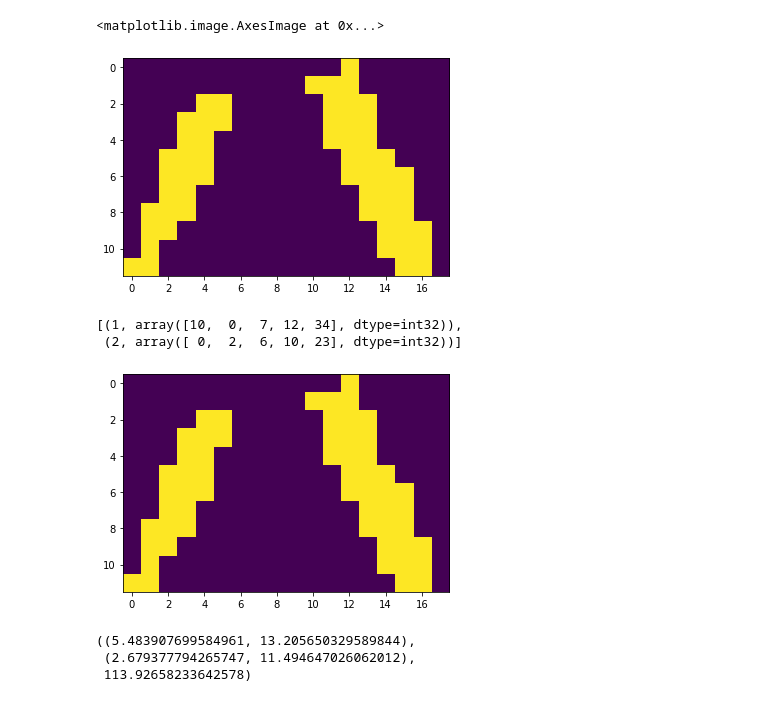
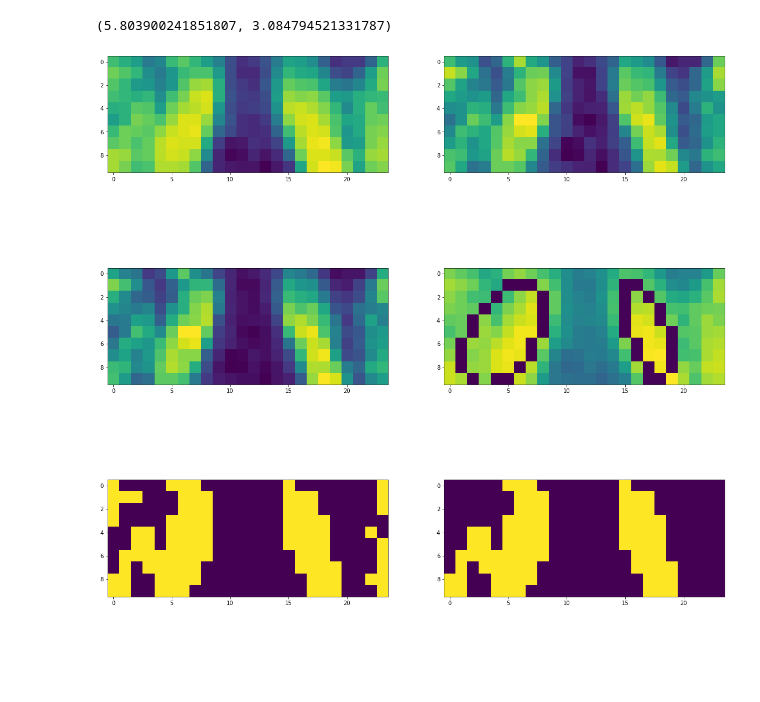
Before and after one commit to ChanceAroundYou/MPRI, a Jupyter notebook: Untitled.ipynb, the cells around one changed output. Drawn from its saved outputs; the diff is of its cells as text; code cells hidden in the pictures; blank space fills up the shorter version.

```diff
--- a/Untitled.ipynb
+++ b/Untitled.ipynb
@@ -69,24 +157,24 @@ plt.imshow(cl_img)
-# %%
-mask = process.get_bin_image(cl_img, ot*1.4)
-plt.imshow(mask)
-# %% [output]
-<matplotlib.image.AxesImage at 0x...>
-[figure, removed]
 # %%
+part_img = img[r_quad[0]+5:r_quad[0]+15, mid-12:mid+12]
+# plt.imshow(part_img)
+
+cl_img = process.get_clahe_image(part_img, 0.03, 5, 4)
+ot = process.get_otsu(cl_img)
+# plt.imshow(cl_img)
+
+mask = process.get_bin_image(cl_img, ot*1.25)
+# plt.imshow(mask)
+
 _, label, stats, centers = cv2.connectedComponentsWithStats(mask, connectivity=4)
 
-buttom_components = [(num, stat) for num, stat in enumerate(stats) if stat[1]+stat[3] > 10 and num > 0]
+buttom_components = [(num, stat) for num, stat in enumerate(stats) if stat[1]+stat[3] > 8 and num > 0]
 scp_components = sorted(buttom_components, key=lambda x: x[1][4], reverse=True)
+scp_img = np.logical_or(label==scp_components[0][0], label==scp_components[1][0])
+# plt.imshow(scp_img)
 
-plt.imshow(np.logical_or(label==scp_components[0][0], label==scp_components[1][0]))
-scp_components
+ellipse_param_0 = cv2.fitEllipse(np.fliplr(np.stack(np.where(label==scp_components[0][0]), axis=1)))
+ellipse_param_1 = cv2.fitEllipse(np.fliplr(np.stack(np.where(label==scp_components[1][0]), axis=1)))
+
+part_img_c = part_img.copy()
+part_img_c = cv2.ellipse(part_img_c, ellipse_param_0, 2)
+part_img_c = cv2.ellipse(part_img_c, ellipse_param_1, 3)
-# %% [output]
-[(1, array([10,  0,  7, 12, 34], dtype=int32)),
- (2, array([ 0,  2,  6, 10, 23], dtype=int32))]
-[figure, removed]
-# %%
-cv2.fitEllipse(np.stack(np.where(label==scp_components[0][0]), axis=1))
-# %% [output]
-((5.483907699584961, 13.205650329589844),
- (2.679377794265747, 11.494647026062012),
- 113.92658233642578)
@@ -94,0 +181,18 @@ cv2.ellipse()
+# %%
+plt.figure(figsize=(20, 20))
+plt.subplot(321)
+plt.imshow(part_img)
+plt.subplot(322)
+plt.imshow(cl_img)
+plt.subplot(323)
+plt.imshow(part_img * (cl_img / cl_img.max()))
+plt.subplot(324)
+plt.imshow(part_img_c)
+plt.subplot(325)
+plt.imshow(mask)
+plt.subplot(326)
+plt.imshow(scp_img)
+ellipse_param_0[1][0], ellipse_param_1[1][0]
+# %% [output]
+(5.803900241851807, 3.084794521331787)
+[figure, added]
```
Also changed, not shown: parts of 13 cells of this notebook, 4 other files.
